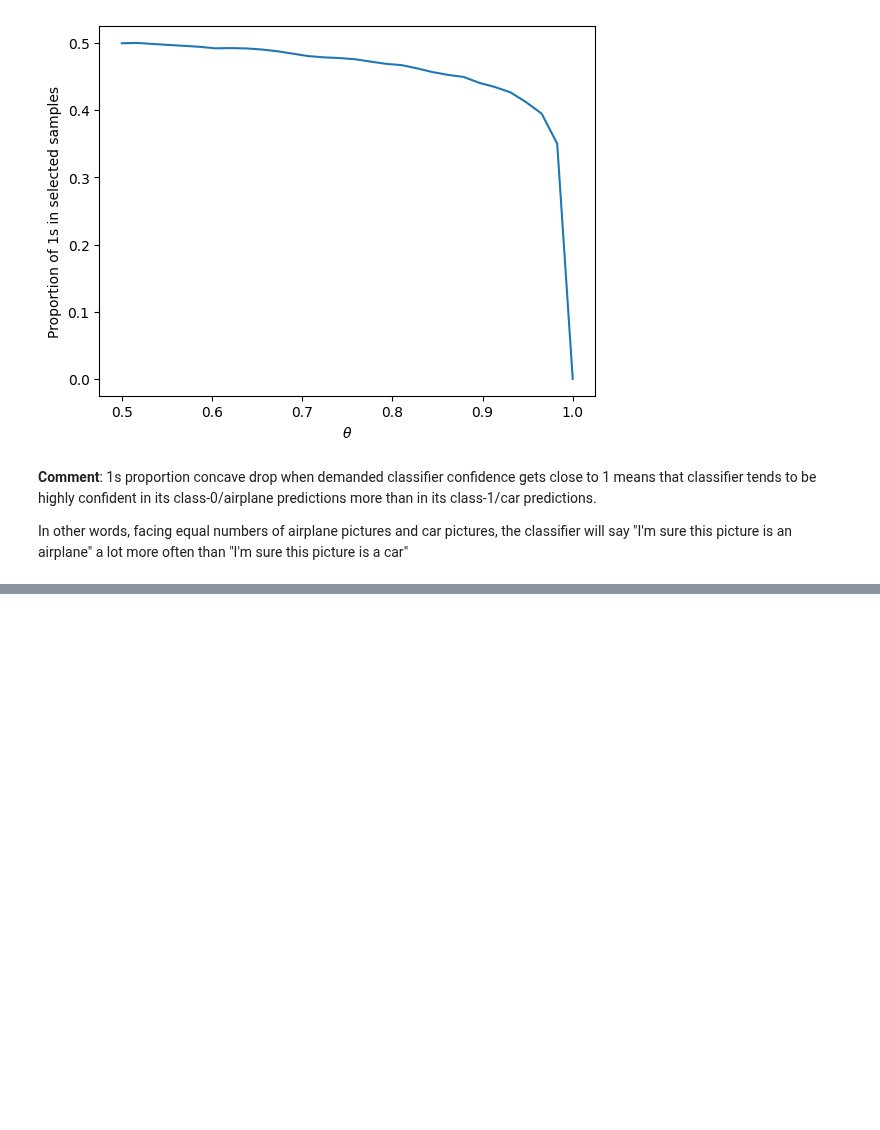
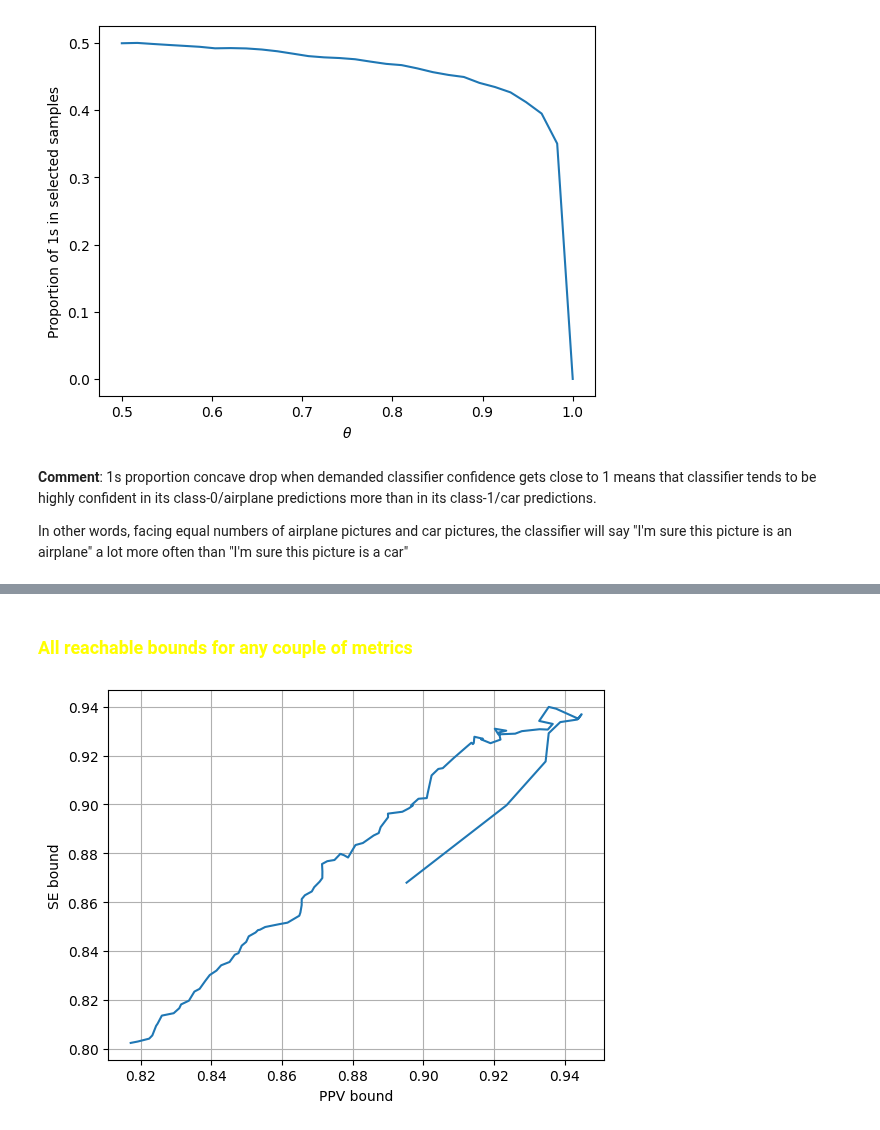
Before and after one commit to EmilienJemelen/selective-classification, a Jupyter notebook: other_ntbks/bounds_study.ipynb, the cells around one changed output, grey strips where cells are left out. Cells and saved outputs as stored; diff of their text form; code cells hidden in the pictures; blank space fills up the shorter version.

```diff
--- a/other_ntbks/bounds_study.ipynb
+++ b/other_ntbks/bounds_study.ipynb
@@ -234,0 +151,18 @@ plt.show()
+# %% [markdown]
+### <font color = 'yellow'> All reachable bounds for any couple of metrics
+# %%
+metrics = ['standard', 'FP', 'FN', 'FPR',
+           'FNR','PPV', 'SE','SP']
+
+all_bounds = reachable_bounds(metrics, sgr_df, delta, steps=100)
+# %%
+metric1 = 'PPV'
+metric2 = 'SE'
+
+plt.plot(all_bounds[metric1], all_bounds[metric2])
+plt.xlabel(metric1+' bound')
+plt.ylabel(metric2+' bound')
+plt.grid()
+plt.show()
+# %% [output]
+[figure, added]
```
Also changed, not shown: parts of 12 cells of this notebook, 3 other files.
